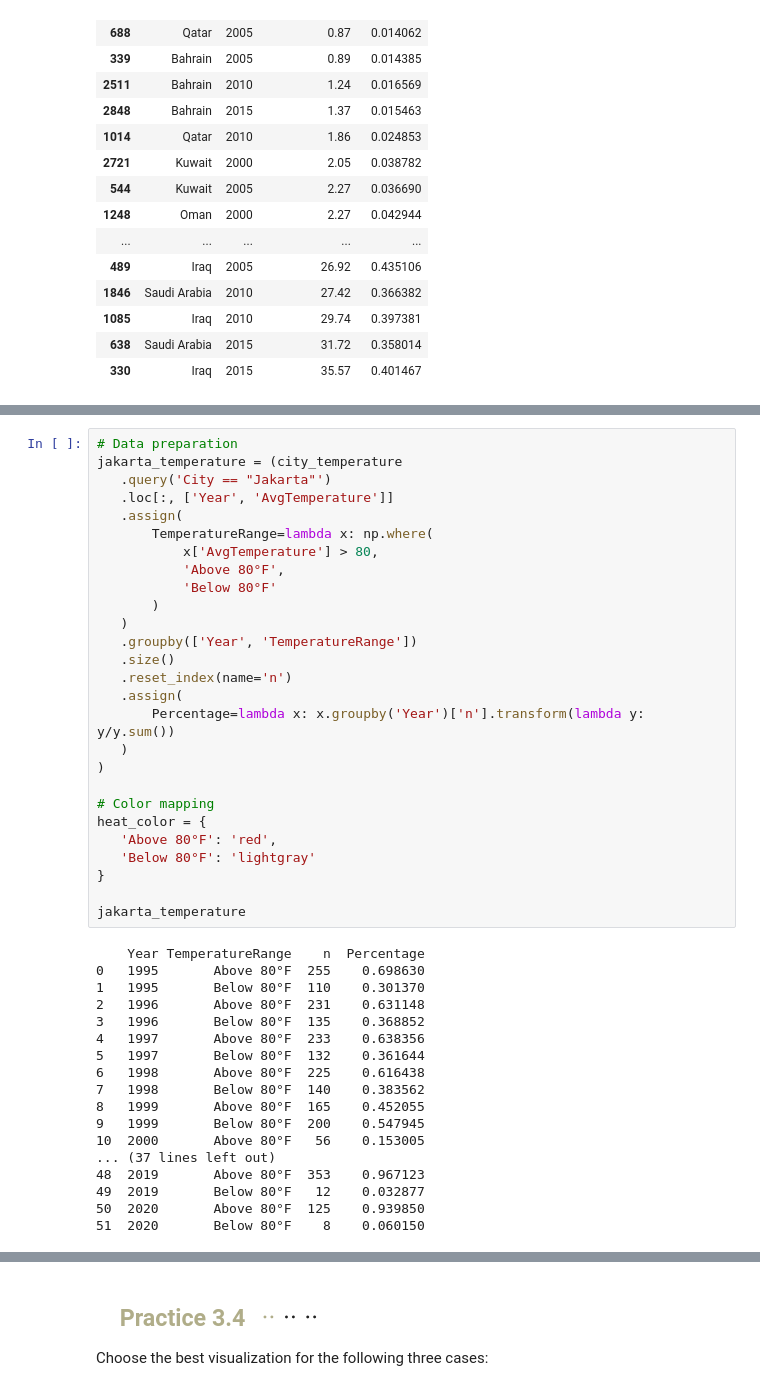
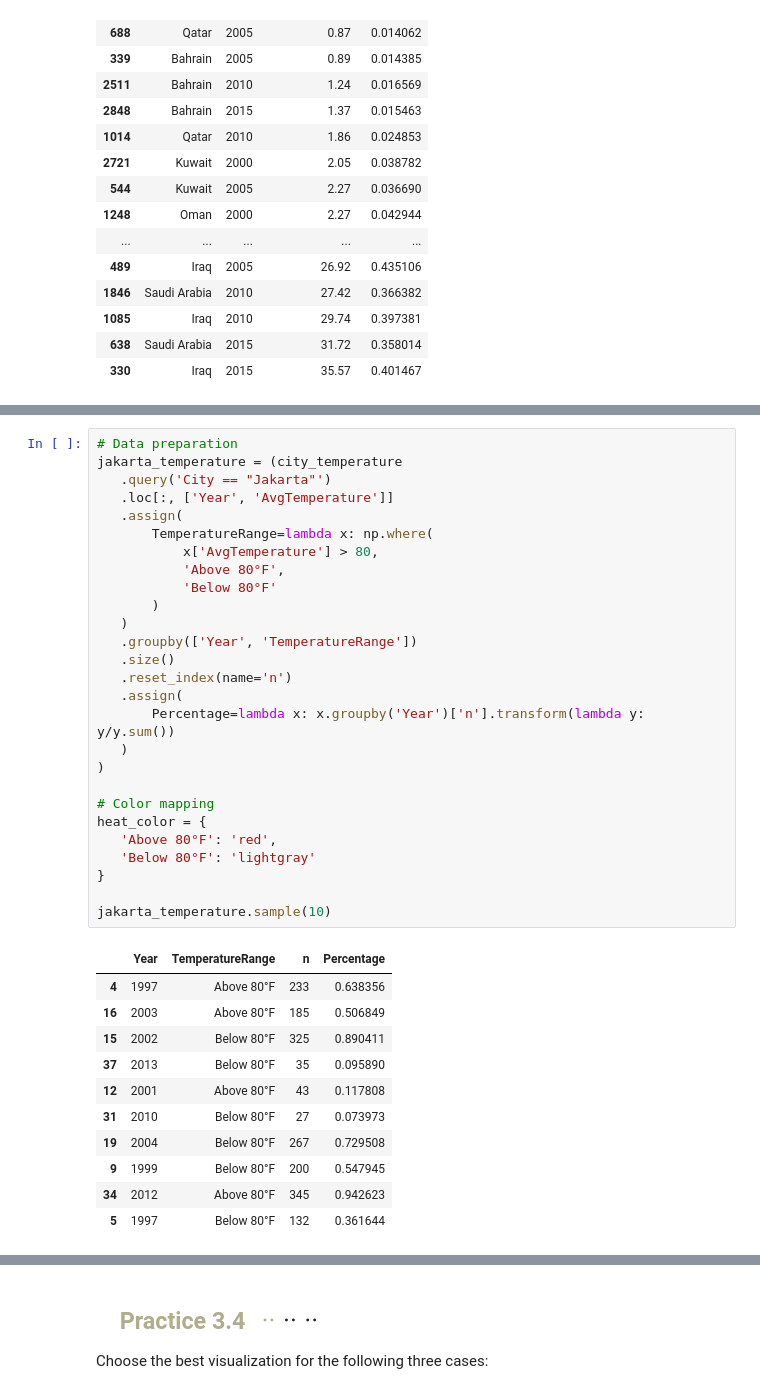
Before and after one commit to Leroymilo/DataVis, a Jupyter notebook: L3/AdriaanL_AcadWrit_DataViz_Lesson3.ipynb, the cells around one changed output, grey strips where cells are left out. Saved outputs shown, nothing was run; the diff lists cells and outputs as text.

```diff
--- a/L3/AdriaanL_AcadWrit_DataViz_Lesson3.ipynb
+++ b/L3/AdriaanL_AcadWrit_DataViz_Lesson3.ipynb
@@ -1477,48 +1477,42 @@ plt.show()
 # %%
 # Data preparation
 jakarta_temperature = (city_temperature
    .query('City == "Jakarta"')
    .loc[:, ['Year', 'AvgTemperature']]
    .assign(
        TemperatureRange=lambda x: np.where(
            x['AvgTemperature'] > 80,
            'Above 80°F',
            'Below 80°F'
        )
    )
    .groupby(['Year', 'TemperatureRange'])
    .size()
    .reset_index(name='n')
    .assign(
        Percentage=lambda x: x.groupby('Year')['n'].transform(lambda y: y/y.sum())
    )
 )
 
 # Color mapping
 heat_color = {
    'Above 80°F': 'red',
    'Below 80°F': 'lightgray'
 }
 
-jakarta_temperature
+jakarta_temperature.sample(10)
 # %% [output]
-    Year TemperatureRange    n  Percentage
-0   1995       Above 80°F  255    0.698630
-1   1995       Below 80°F  110    0.301370
-2   1996       Above 80°F  231    0.631148
-3   1996       Below 80°F  135    0.368852
-4   1997       Above 80°F  233    0.638356
-5   1997       Below 80°F  132    0.361644
-6   1998       Above 80°F  225    0.616438
-7   1998       Below 80°F  140    0.383562
-8   1999       Above 80°F  165    0.452055
-9   1999       Below 80°F  200    0.547945
-10  2000       Above 80°F   56    0.153005
-... (37 lines left out)
-48  2019       Above 80°F  353    0.967123
-49  2019       Below 80°F   12    0.032877
-50  2020       Above 80°F  125    0.939850
-51  2020       Below 80°F    8    0.060150
+|  | Year | TemperatureRange | n | Percentage |
+| 4 | 1997 | Above 80°F | 233 | 0.638356 |
+| 16 | 2003 | Above 80°F | 185 | 0.506849 |
+| 15 | 2002 | Below 80°F | 325 | 0.890411 |
+| 37 | 2013 | Below 80°F | 35 | 0.095890 |
+| 12 | 2001 | Above 80°F | 43 | 0.117808 |
+| 31 | 2010 | Below 80°F | 27 | 0.073973 |
+| 19 | 2004 | Below 80°F | 267 | 0.729508 |
+| 9 | 1999 | Below 80°F | 200 | 0.547945 |
+| 34 | 2012 | Above 80°F | 345 | 0.942623 |
+| 5 | 1997 | Below 80°F | 132 | 0.361644 |
 # %%
 print(BAD)
 
```
Also changed, not shown: parts of 11 cells of this notebook.
